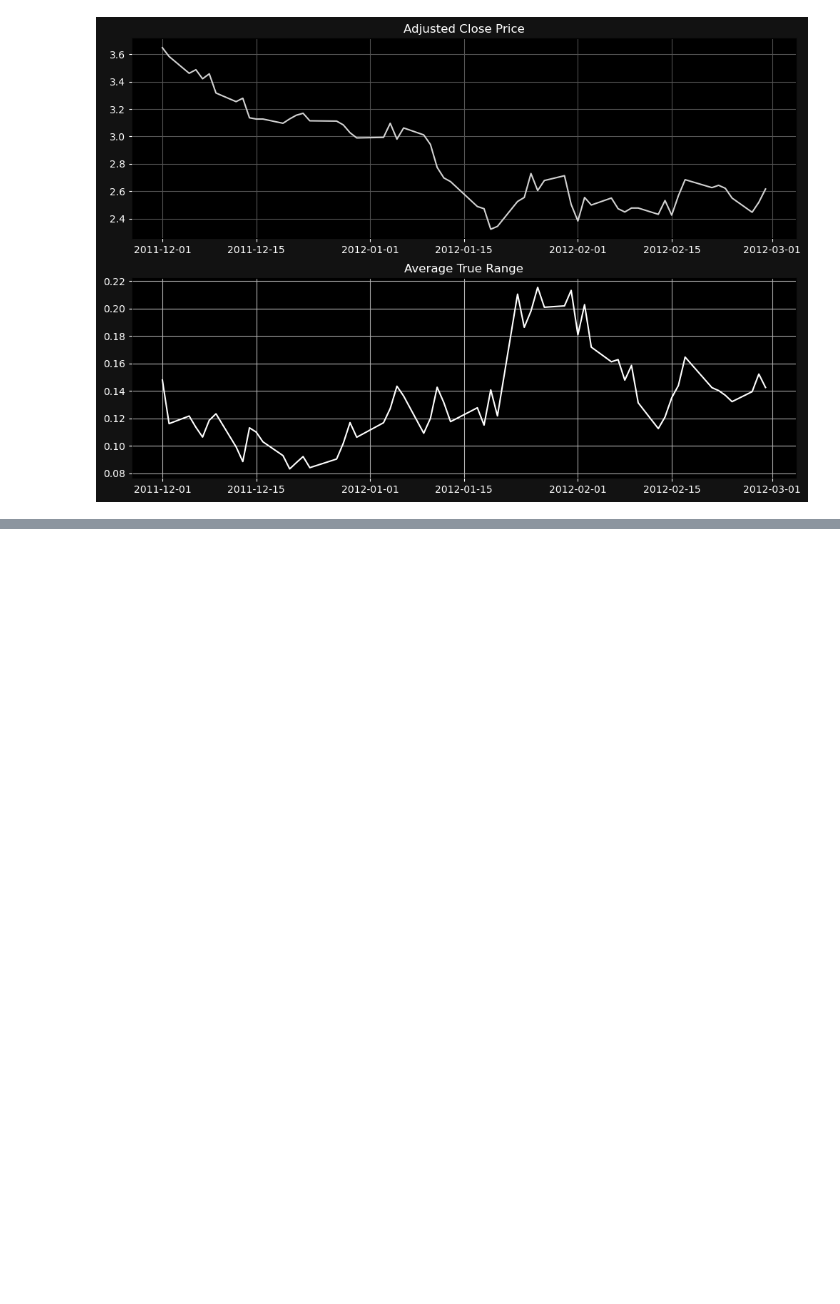
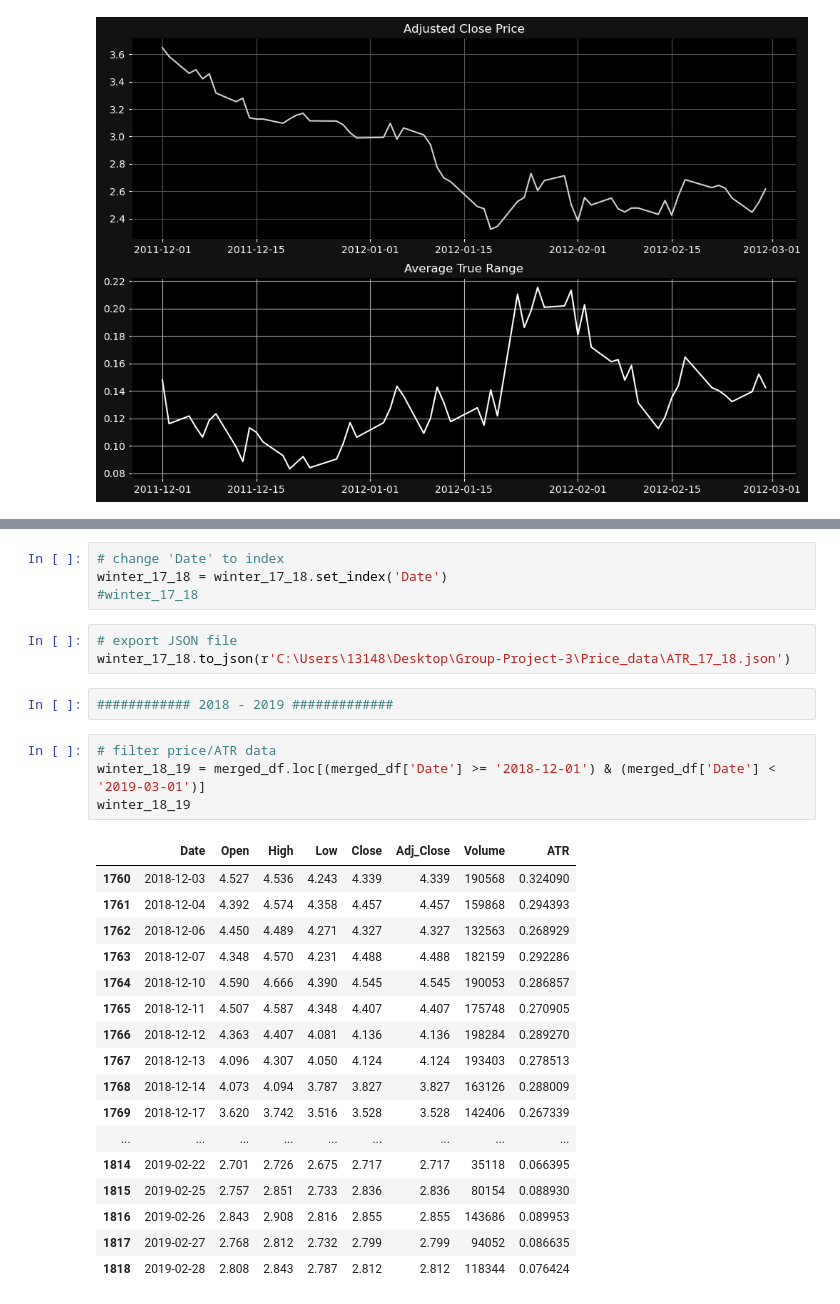
Before and after one commit to abridgers087/Group-Project-3, a Jupyter notebook: Natural Gas Futures and ATR(14).ipynb, the cells around one changed output, grey strips where cells are left out. Drawn from its saved outputs; the diff is of its cells as text; blank space fills up the shorter version.

```diff
--- a/Natural Gas Futures and ATR(14).ipynb
+++ b/Natural Gas Futures and ATR(14).ipynb
@@ -256,0 +447,31 @@ winter_11_12
+# %%
+# change 'Date' to index
+winter_17_18 = winter_17_18.set_index('Date')
+#winter_17_18
+# %%
+# export JSON file
+winter_17_18.to_json(r'C:\Users\13148\Desktop\Group-Project-3\Price_data\ATR_17_18.json')
+# %%
+############ 2018 - 2019 #############
+# %%
+# filter price/ATR data
+winter_18_19 = merged_df.loc[(merged_df['Date'] >= '2018-12-01') & (merged_df['Date'] < '2019-03-01')]
+winter_18_19
+# %% [output]
+|  | Date | Open | High | Low | Close | Adj_Close | Volume | ATR |
+| 1760 | 2018-12-03 | 4.527 | 4.536 | 4.243 | 4.339 | 4.339 | 190568 | 0.324090 |
+| 1761 | 2018-12-04 | 4.392 | 4.574 | 4.358 | 4.457 | 4.457 | 159868 | 0.294393 |
+| 1762 | 2018-12-06 | 4.450 | 4.489 | 4.271 | 4.327 | 4.327 | 132563 | 0.268929 |
+| 1763 | 2018-12-07 | 4.348 | 4.570 | 4.231 | 4.488 | 4.488 | 182159 | 0.292286 |
+| 1764 | 2018-12-10 | 4.590 | 4.666 | 4.390 | 4.545 | 4.545 | 190053 | 0.286857 |
+| 1765 | 2018-12-11 | 4.507 | 4.587 | 4.348 | 4.407 | 4.407 | 175748 | 0.270905 |
+| 1766 | 2018-12-12 | 4.363 | 4.407 | 4.081 | 4.136 | 4.136 | 198284 | 0.289270 |
+| 1767 | 2018-12-13 | 4.096 | 4.307 | 4.050 | 4.124 | 4.124 | 193403 | 0.278513 |
+| 1768 | 2018-12-14 | 4.073 | 4.094 | 3.787 | 3.827 | 3.827 | 163126 | 0.288009 |
+| 1769 | 2018-12-17 | 3.620 | 3.742 | 3.516 | 3.528 | 3.528 | 142406 | 0.267339 |
+| ... | ... | ... | ... | ... | ... | ... | ... | ... |
+| 1814 | 2019-02-22 | 2.701 | 2.726 | 2.675 | 2.717 | 2.717 | 35118 | 0.066395 |
+| 1815 | 2019-02-25 | 2.757 | 2.851 | 2.733 | 2.836 | 2.836 | 80154 | 0.088930 |
+| 1816 | 2019-02-26 | 2.843 | 2.908 | 2.816 | 2.855 | 2.855 | 143686 | 0.089953 |
+| 1817 | 2019-02-27 | 2.768 | 2.812 | 2.732 | 2.799 | 2.799 | 94052 | 0.086635 |
+| 1818 | 2019-02-28 | 2.808 | 2.843 | 2.787 | 2.812 | 2.812 | 118344 | 0.076424 |
```
Also changed, not shown: parts of 35 cells of this notebook, 10 other files.
